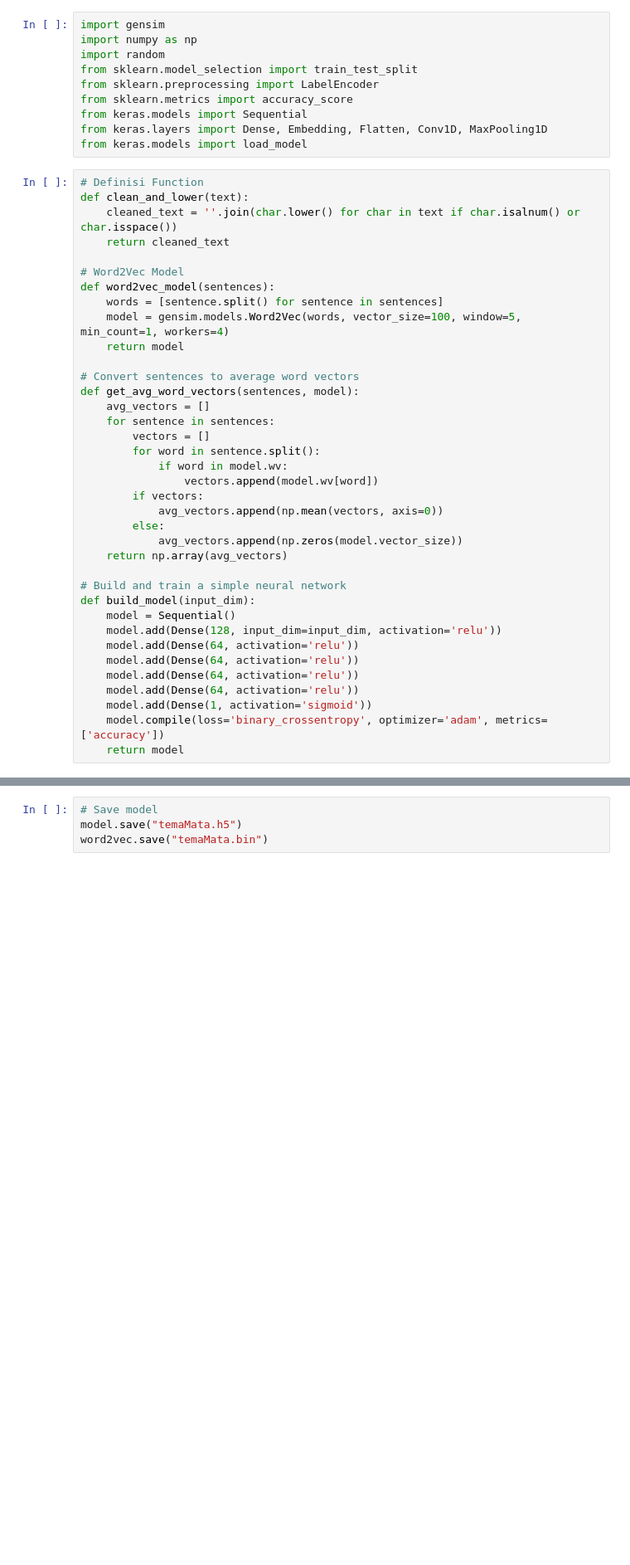
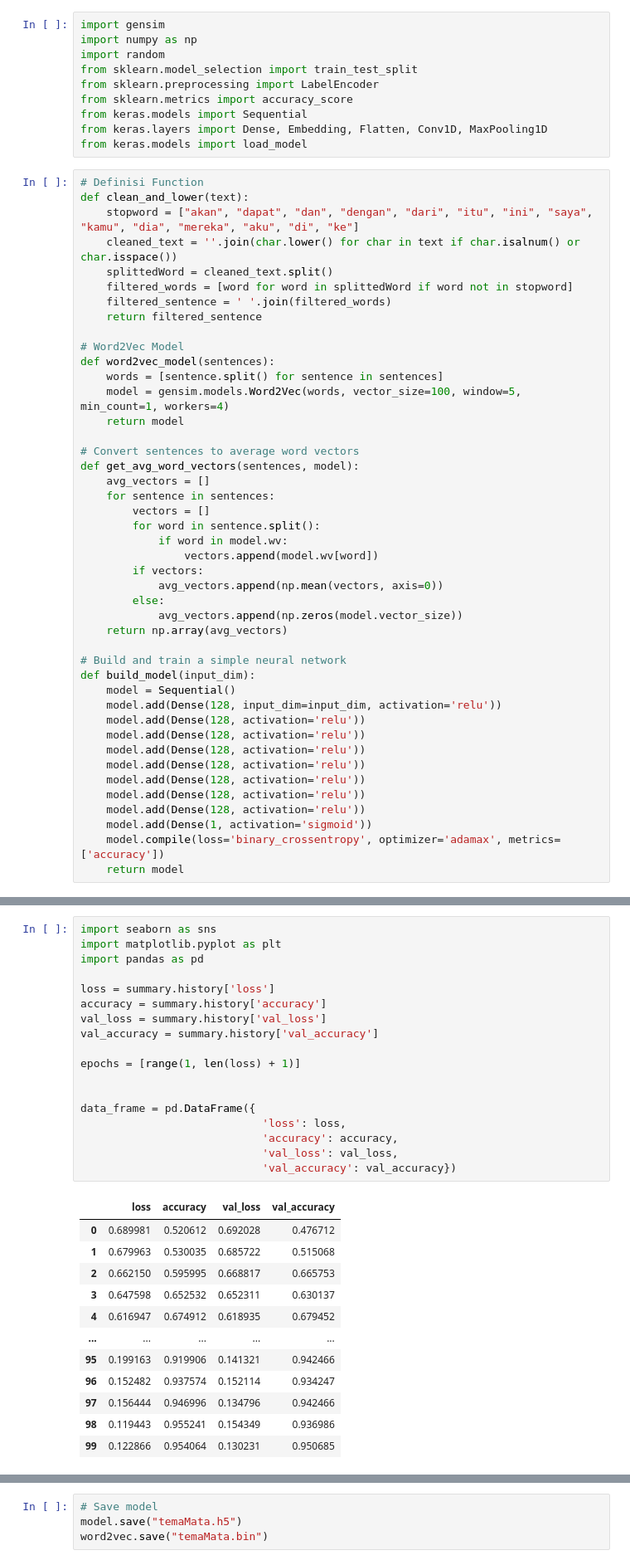
Before and after one commit to arifsptra/myth-fact-check, a Jupyter notebook: Tema Matakah.ipynb, the cells around one changed output, grey strips where cells are left out. Shown at 83% size. Saved outputs shown, nothing was run; the diff lists cells and outputs as text; blank space fills up the shorter version.

```diff
--- a/Tema Matakah.ipynb
+++ b/Tema Matakah.ipynb
@@ -141,8 +1240,12 @@ from keras.models import load_model
 # %%
 # Definisi Function
 def clean_and_lower(text):
+    stopword = ["akan", "dapat", "dan", "dengan", "dari", "itu", "ini", "saya", "kamu", "dia", "mereka", "aku", "di", "ke"]
     cleaned_text = ''.join(char.lower() for char in text if char.isalnum() or char.isspace())
-    return cleaned_text
+    splittedWord = cleaned_text.split()
+    filtered_words = [word for word in splittedWord if word not in stopword]
+    filtered_sentence = ' '.join(filtered_words)
+    return filtered_sentence
 
 # Word2Vec Model
 def word2vec_model(sentences):
@@ -168,12 +1271,15 @@ def get_avg_word_vectors(sentences, model):
 def build_model(input_dim):
     model = Sequential()
     model.add(Dense(128, input_dim=input_dim, activation='relu'))
-    model.add(Dense(64, activation='relu'))
-    model.add(Dense(64, activation='relu'))
-    model.add(Dense(64, activation='relu'))
-    model.add(Dense(64, activation='relu'))
+    model.add(Dense(128, activation='relu'))
+    model.add(Dense(128, activation='relu'))
+    model.add(Dense(128, activation='relu'))
+    model.add(Dense(128, activation='relu'))
+    model.add(Dense(128, activation='relu'))
+    model.add(Dense(128, activation='relu'))
+    model.add(Dense(128, activation='relu'))
     model.add(Dense(1, activation='sigmoid'))
-    model.compile(loss='binary_crossentropy', optimizer='adam', metrics=['accuracy'])
+    model.compile(loss='binary_crossentropy', optimizer='adamax', metrics=['accuracy'])
     return model
 # %%
 # Kasih target setiap kalimat, 0 = mitos, 1 = fakta
@@ -235,0 +1340,31 @@ Epoch 20/20
+# %%
+import seaborn as sns
+import matplotlib.pyplot as plt
+import pandas as pd
+
+loss = summary.history['loss']
+accuracy = summary.history['accuracy']
+val_loss = summary.history['val_loss']
+val_accuracy = summary.history['val_accuracy']
+
+epochs = [range(1, len(loss) + 1)]
+
+
+data_frame = pd.DataFrame({
+                            'loss': loss,
+                            'accuracy': accuracy,
+                            'val_loss': val_loss,
+                            'val_accuracy': val_accuracy})
+# %% [output]
+|  | loss | accuracy | val_loss | val_accuracy |
+| 0 | 0.689981 | 0.520612 | 0.692028 | 0.476712 |
+| 1 | 0.679963 | 0.530035 | 0.685722 | 0.515068 |
+| 2 | 0.662150 | 0.595995 | 0.668817 | 0.665753 |
+| 3 | 0.647598 | 0.652532 | 0.652311 | 0.630137 |
+| 4 | 0.616947 | 0.674912 | 0.618935 | 0.679452 |
+| ... | ... | ... | ... | ... |
+| 95 | 0.199163 | 0.919906 | 0.141321 | 0.942466 |
+| 96 | 0.152482 | 0.937574 | 0.152114 | 0.934247 |
+| 97 | 0.156444 | 0.946996 | 0.134796 | 0.942466 |
+| 98 | 0.119443 | 0.955241 | 0.154349 | 0.936986 |
+| 99 | 0.122866 | 0.954064 | 0.130231 | 0.950685 |
```
Also changed, not shown: parts of 11 cells of this notebook, 2 other files.
